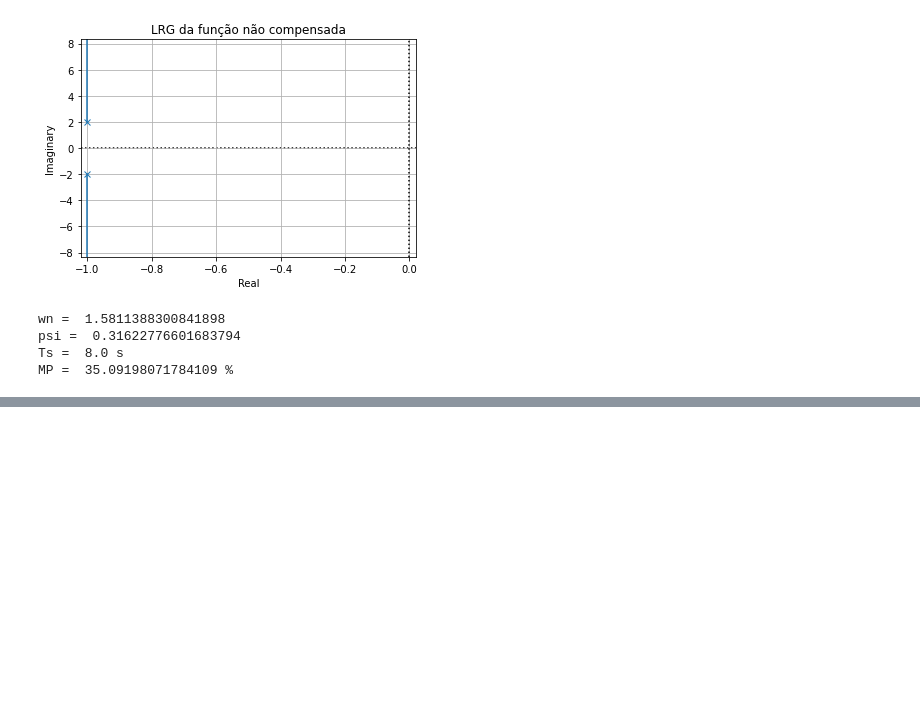
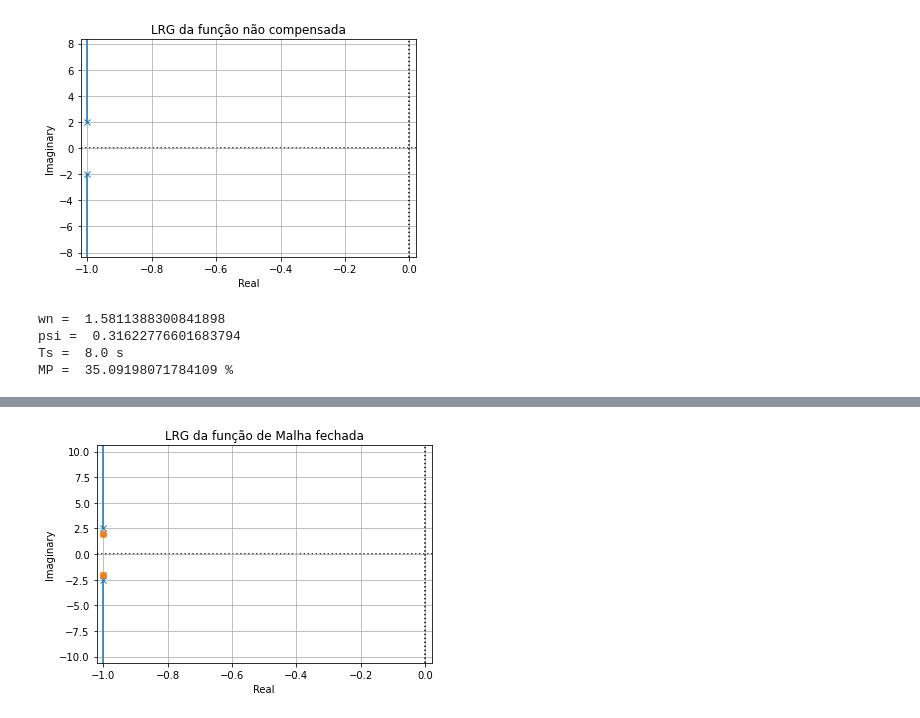
Before and after one commit to mfelippe/Python-Control-Systems, a Jupyter notebook: grupo_7.ipynb, the cells around one changed output, grey strips where cells are left out. Saved outputs shown, nothing was run; the diff lists cells and outputs as text; code cells hidden in the pictures; blank space fills up the shorter version.

```diff
--- a/grupo_7.ipynb
+++ b/grupo_7.ipynb
@@ -68,0 +100,8 @@ MP =  35.09198071784109 %
+# %%
+#Raizes da função de transferencia de malha fechada
+klist1, rlist1 =ctl.rlocus(G,Plot=True,PrintGain=True,grid=False)
+plt.title("LRG da função de Malha fechada")
+plt.grid()
+plt.show()
+# %% [output]
+[figure, added]
```
Also changed, not shown: parts of 7 cells of this notebook, 1 other file.
